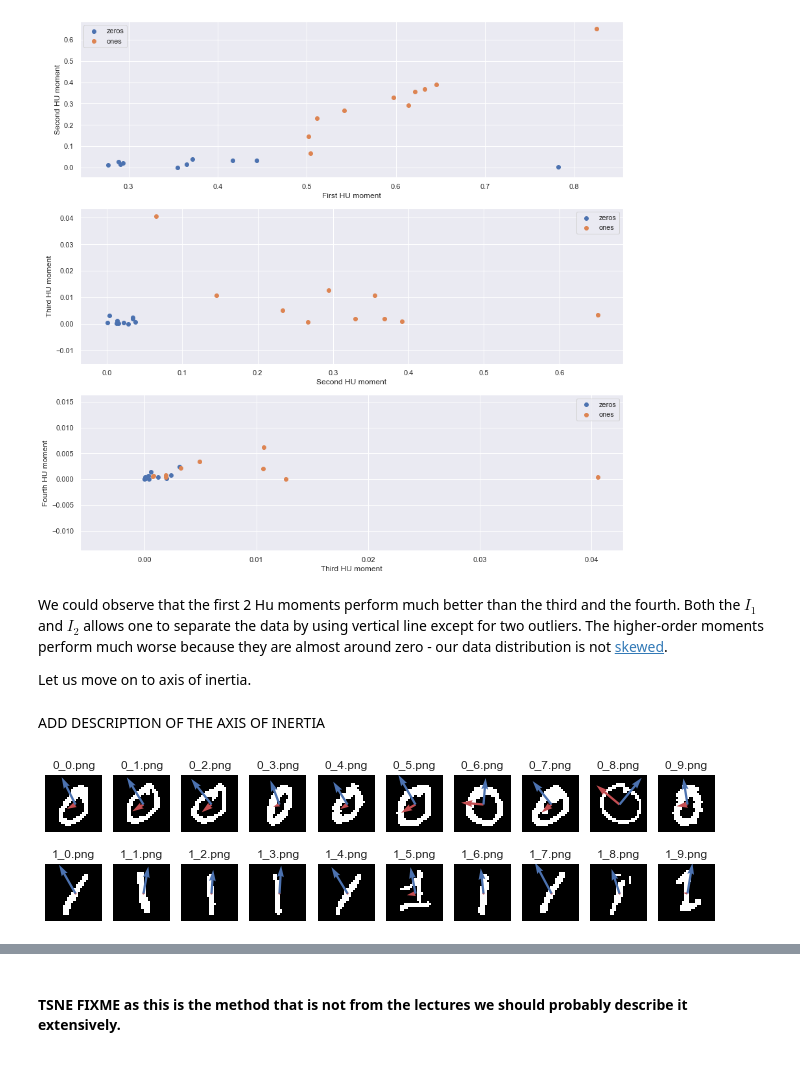
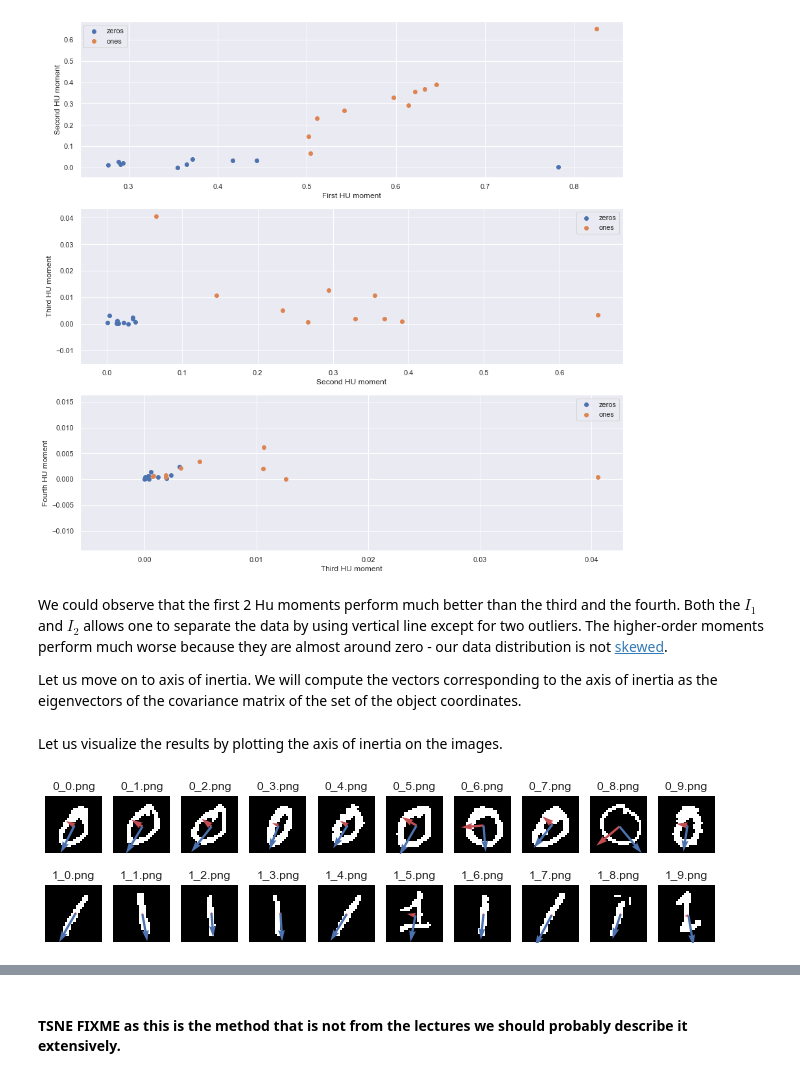
Before and after one commit to oganesManasian/Image-analysis-and-pattern-recognition, a Jupyter notebook: labs/lab_02_object_description.ipynb, the cells around one changed output, grey strips where cells are left out. Drawn from its saved outputs; the diff is of its cells as text; code cells hidden in the pictures.

Commit message:
finished my description

```diff
--- a/labs/lab_02_object_description.ipynb
+++ b/labs/lab_02_object_description.ipynb
@@ -460,63 +461,69 @@ f, ax = plt.subplots(3, 1, figsize=(15, 15))
 ax[0].scatter(zero_HU_moments[:, 0], zero_HU_moments[:, 1], label='zeros')
 ax[0].scatter(one_HU_moments[:, 0], one_HU_moments[:, 1], label='ones')
 ax[0].legend()
-ax[0].set_xlabel('First HU moment')
-ax[0].set_ylabel('Second HU moment')
+ax[0].set_xlabel('First Hu moment')
+ax[0].set_ylabel('Second Hu moment')
 
 ax[1].scatter(zero_HU_moments[:, 1], zero_HU_moments[:, 2], label='zeros')
 ax[1].scatter(one_HU_moments[:, 1], one_HU_moments[:, 2], label='ones')
-ax[1].set_xlabel('Second HU moment')
-ax[1].set_ylabel('Third HU moment')
+ax[1].set_xlabel('Second Hu moment')
+ax[1].set_ylabel('Third Hu moment')
 ax[1].legend()
 
 ax[2].scatter(zero_HU_moments[:, 2], zero_HU_moments[:, 3], label='zeros')
 ax[2].scatter(one_HU_moments[:, 2], one_HU_moments[:, 3], label='ones')
-ax[2].set_xlabel('Third HU moment')
-ax[2].set_ylabel('Fourth HU moment')
+ax[2].set_xlabel('Third Hu moment')
+ax[2].set_ylabel('Fourth Hu moment')
 ax[2].legend();
 # %% [output]
 [figure]
 # %% [markdown]
 We could observe that the first 2 Hu moments perform much better than the third and the fourth. Both the $I_1$ and $I_2$ allows one to separate the data by using vertical line except for two outliers. The higher-order moments perform much worse because they are almost around zero - our data distribution is not [skewed](https://en.wikipedia.org/wiki/Moment_(mathematics)#Skewness).
 
-Let us move on to axis of inertia.
+Let us move on to axis of inertia. We will compute the vectors corresponding to the axis of inertia as the eigenvectors of the covariance matrix of the set of the object coordinates.
-# %% [markdown]
-ADD DESCRIPTION OF THE AXIS OF INERTIA
 # %%
-zero_region_coords, one_region_coords = [(24 - np.where(zero_region)[1], 24 - np.where(zero_region)[0]) for zero_region in zero_regions], \
-    [(24 - np.where(one_region)[1], 24 - np.where(one_region)[0]) for one_region in one_regions]
+# Getting the object coordinates (the center of the axis is left bottom corner of the image)
+zero_region_coords, one_region_coords = [(28 - np.where(zero_region)[1], 28 - np.where(zero_region)[0]) for zero_region in zero_regions], \
+    [(28 - np.where(one_region)[1], 28 - np.where(one_region)[0]) for one_region in one_regions]
 
+# Getting the covariance matrices
 zero_covs, one_covs = [np.cov(zero_coords) for zero_coords in zero_region_coords], \
     [np.cov(one_coords) for one_coords in one_region_coords]
 
+# Calculating the eigenvalues and vectors
 zero_eigs, one_eigs = [eig(zero_cov) for zero_cov in zero_covs], [eig(one_cov) for one_cov in one_covs]
-
-primary_axis_vector = [1, 0]
-
-zero_angles, one_angles = [np.arccos(np.sum(zero_eig[1][0] * primary_axis_vector)) for zero_eig in zero_eigs], \
-    [np.arccos(np.sum(one_eig[1][0] * primary_axis_vector)) for one_eig in one_eigs]
+# %% [markdown]
+Let us visualize the results by plotting the axis of inertia on the images.
 # %%
-# Plot images
+# Getting the centers of gravity to plot the axis of inertia
+zero_x_centers = [28 - get_moment(image, 0, 1)/get_moment(image, 0, 0) for image in zero_regions]
+one_x_centers = [28 - get_moment(image, 0, 1)/get_moment(image, 0, 0) for image in one_regions]
+zero_y_centers = [28 - get_moment(image, 1, 0)/get_moment(image, 0, 0) for image in zero_regions]
+one_y_centers = [28 - get_moment(image, 1, 0)/get_moment(image, 0, 0) for image in one_regions]
 
-origin = [14, 14]
+# Setting the parameters for the arrows
 scale = 70
 width = 0.04
 
+# Plot images
 fig, axes = plt.subplots(2, len(zeros_im), figsize=(12, 3))
-for ax, im, nm, zero_eig in zip(axes[0], zero_regions, zeros_names, zero_eigs):
+for ax, im, nm, zero_eig, x_origin, y_origin in zip(axes[0], zero_regions, zeros_names, zero_eigs, zero_x_centers, zero_y_centers):
+    origin = [x_origin, y_origin]  # The center of the axis
     ax.imshow(im, cmap='gray')
     ax.axis('off')
     ax.set_title(nm)
     ax.plot(14, 14, 'r')
     zero_vecs = np.multiply(zero_eig[1], zero_eig[0][:, np.newaxis])
     ax.quiver(*origin, *zero_vecs[0], color='r', scale=scale, width=width)
     ax.quiver(*origin, *zero_vecs[1], color='b', scale=scale, width=width)
-for ax, im, nm, one_eig in zip(axes[1], one_regions, ones_names, one_eigs):
+
+for ax, im, nm, one_eig, x_origin, y_origin in zip(axes[1], one_regions, ones_names, one_eigs, one_x_centers, one_y_centers):
+    origin = [x_origin, y_origin]  # The center of the axis
     ax.imshow(im, cmap='gray')
     ax.axis('off')
     ax.set_title(nm)
     one_vecs = np.multiply(one_eig[1], one_eig[0][:, np.newaxis])
     ax.quiver(*origin, *one_vecs[0], color='r', scale=scale, width=width)
     ax.quiver(*origin, *one_vecs[1], color='b', scale=scale, width=width)
 # %% [output]
-[figure, old version]
+[figure, new version]
```
Also changed, not shown: parts of 26 cells of this notebook.
